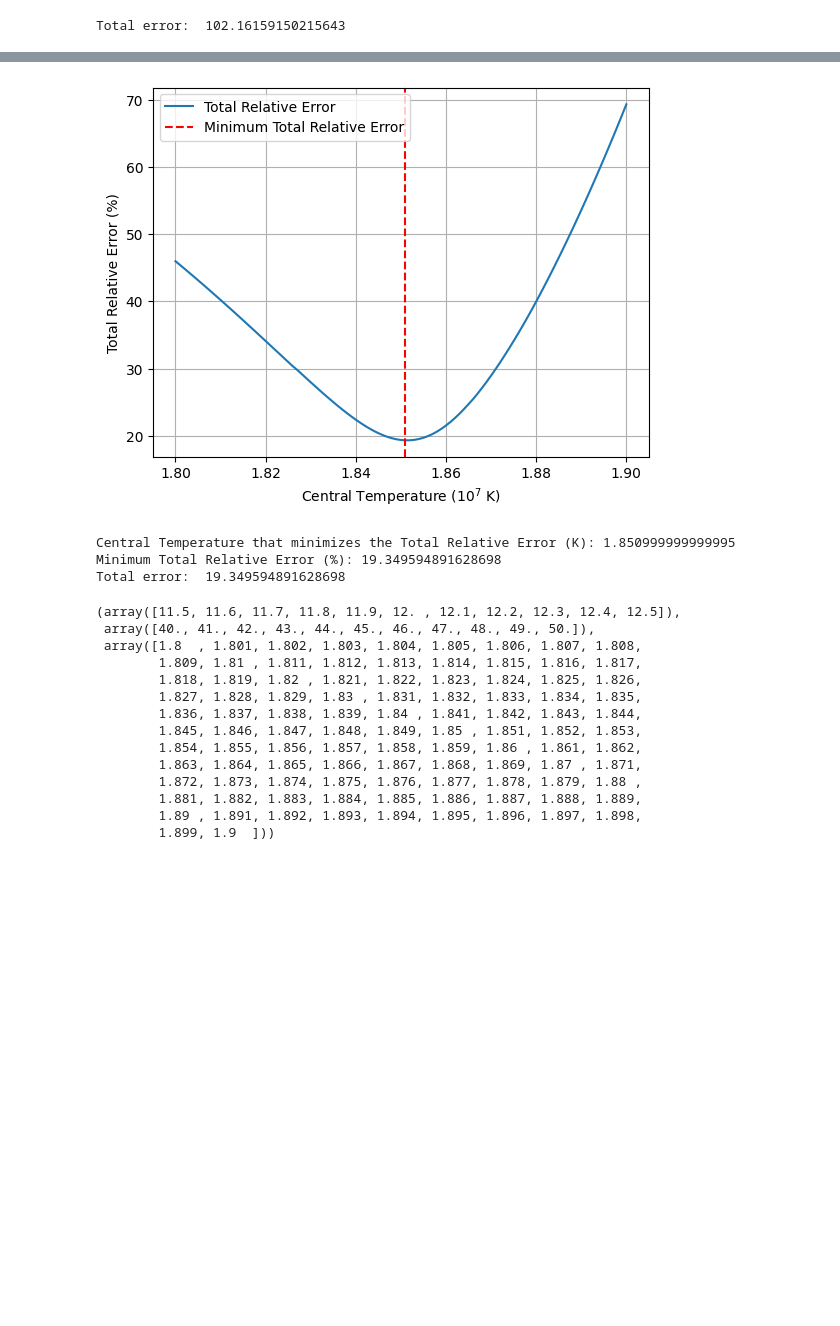
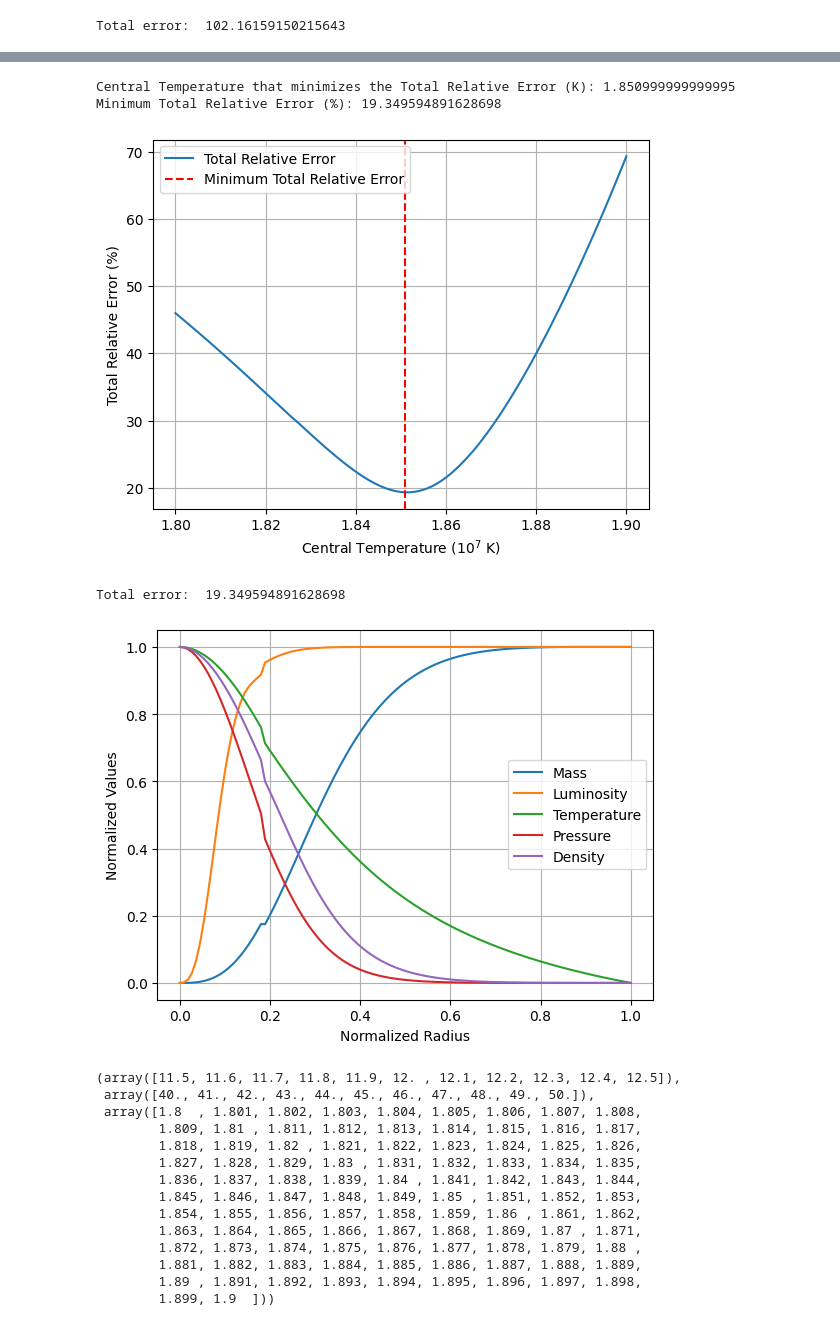
Before and after one commit to jcarreir/Stellar-interior-model, a Jupyter notebook: model.ipynb, the cells around one changed output, grey strips where cells are left out. Saved outputs shown, nothing was run; the diff lists cells and outputs as text; code cells hidden in the pictures; blank space fills up the shorter version.

```diff
--- a/model.ipynb
+++ b/model.ipynb
@@ -94,13 +71,19 @@ Total error:  19.399915694464582
 # %%
 # We build the range of values for the central temperature to optimize the calculation
 T_values = np.arange(star.T_central - 0.05, star.T_central + 0.05, 0.001)
-star.optimal_temperature_calculation(T_values, plot=True)
+array_error = star.optimal_temperature_calculation(T_values)
+star.plot_array_error(T_values, array_error)
 print("Total error: ", star.error)
 # %% [output]
+Central Temperature that minimizes the Total Relative Error (K): 1.850999999999995
+Minimum Total Relative Error (%): 19.349594891628698
 [figure]
-Central Temperature that minimizes the Total Relative Error (K): 1.850999999999995
-Minimum Total Relative Error (%): 19.349594891628698
-Total error:  19.349594891628698
+Total error:  19.349594891628698
+# %%
+star.extra_variables_calculation()
+star.plot_normalized_variables()
+# %% [output]
+[figure, added]
 # %%
 R_values = np.linspace(11.5, 12.5, 11)
 L_values = np.linspace(40, 50, 11)
```
Also changed, not shown: parts of 23 cells of this notebook, 2 other files.
